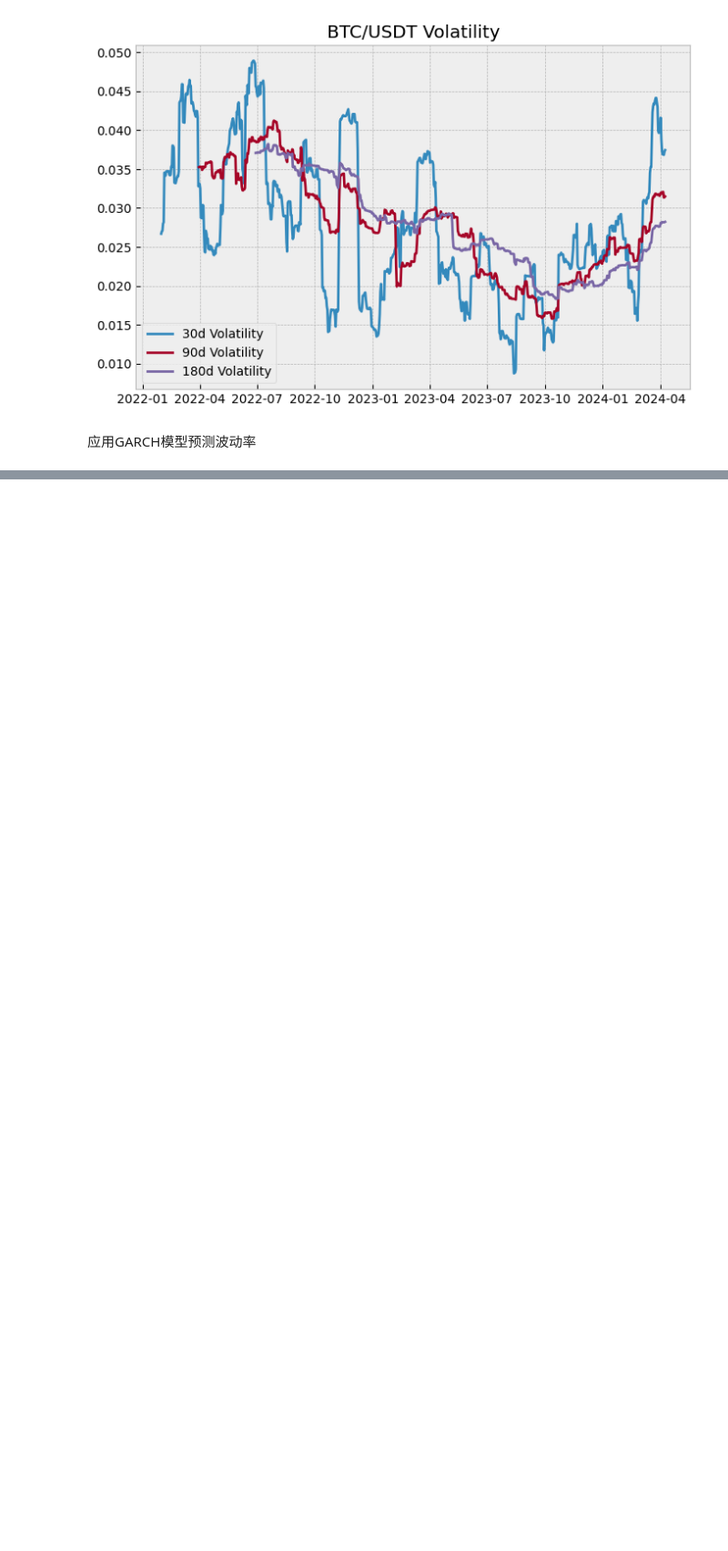
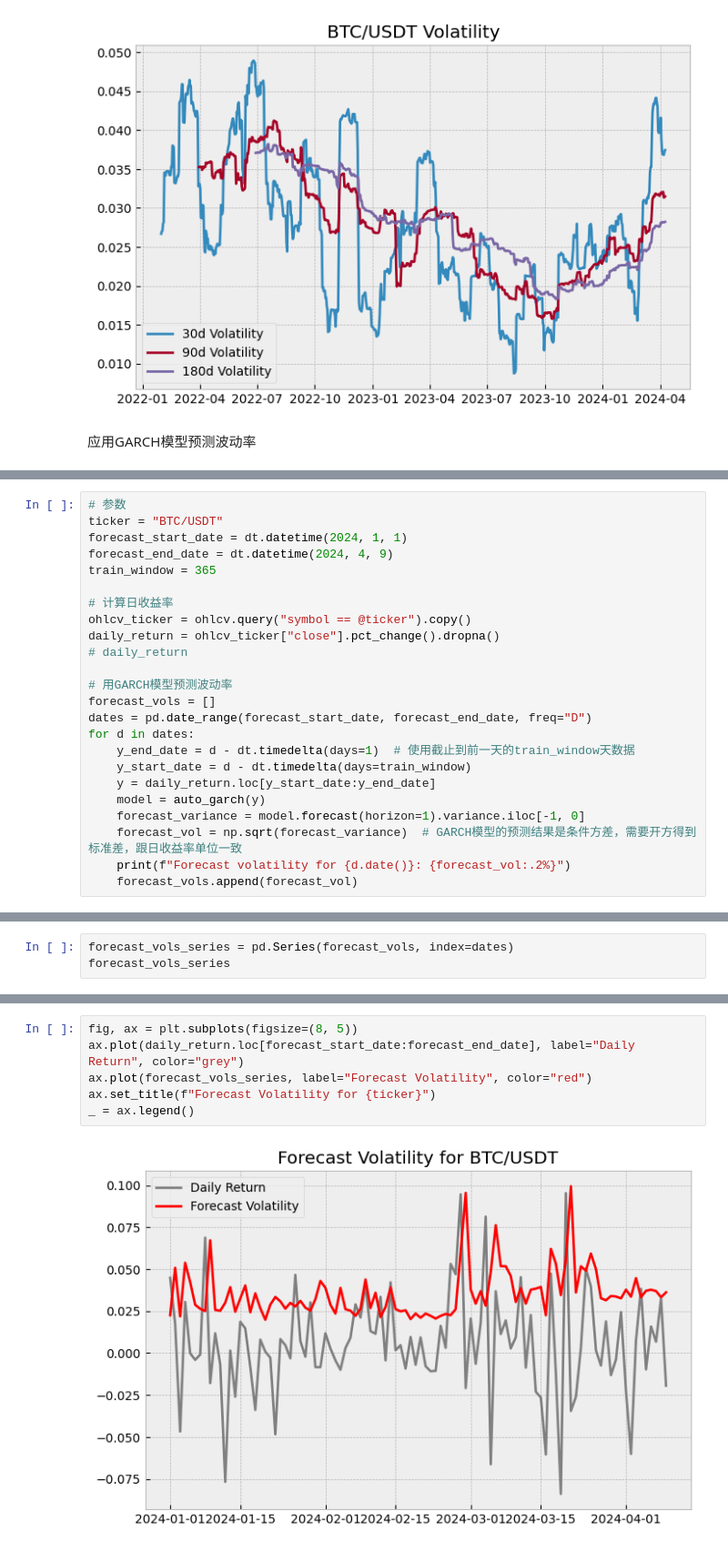
Before and after one commit to scofieldchen/quant-research, a Jupyter notebook: notebooks/volatility.ipynb, the cells around one changed output, grey strips where cells are left out. Shown at 91% size. Saved outputs shown, nothing was run; the diff lists cells and outputs as text; blank space fills up the shorter version.

```diff
--- a/notebooks/volatility.ipynb
+++ b/notebooks/volatility.ipynb
@@ -122,0 +148,24 @@ _ = ax.legend()
+# %%
+# 参数
+ticker = "BTC/USDT"
+forecast_start_date = dt.datetime(2024, 1, 1)
+forecast_end_date = dt.datetime(2024, 4, 9)
+train_window = 365
+
+# 计算日收益率
+ohlcv_ticker = ohlcv.query("symbol == @ticker").copy()
+daily_return = ohlcv_ticker["close"].pct_change().dropna()
+# daily_return
+
+# 用GARCH模型预测波动率
+forecast_vols = []
+dates = pd.date_range(forecast_start_date, forecast_end_date, freq="D")
+for d in dates:
+    y_end_date = d - dt.timedelta(days=1)  # 使用截止到前一天的train_window天数据
+    y_start_date = d - dt.timedelta(days=train_window)
+    y = daily_return.loc[y_start_date:y_end_date]
+    model = auto_garch(y)
+    forecast_variance = model.forecast(horizon=1).variance.iloc[-1, 0]
+    forecast_vol = np.sqrt(forecast_variance)  # GARCH模型的预测结果是条件方差，需要开方得到标准差，跟日收益率单位一致
+    print(f"Forecast volatility for {d.date()}: {forecast_vol:.2%}")
+    forecast_vols.append(forecast_vol)
@@ -122,0 +190,3 @@ _ = ax.legend()
+# %%
+forecast_vols_series = pd.Series(forecast_vols, index=dates)
+forecast_vols_series
@@ -122,0 +206,8 @@ _ = ax.legend()
+# %%
+fig, ax = plt.subplots(figsize=(8, 5))
+ax.plot(daily_return.loc[forecast_start_date:forecast_end_date], label="Daily Return", color="grey")
+ax.plot(forecast_vols_series, label="Forecast Volatility", color="red")
+ax.set_title(f"Forecast Volatility for {ticker}")
+_ = ax.legend()
+# %% [output]
+[figure, added]
```
Also changed, not shown: parts of 6 cells of this notebook.
